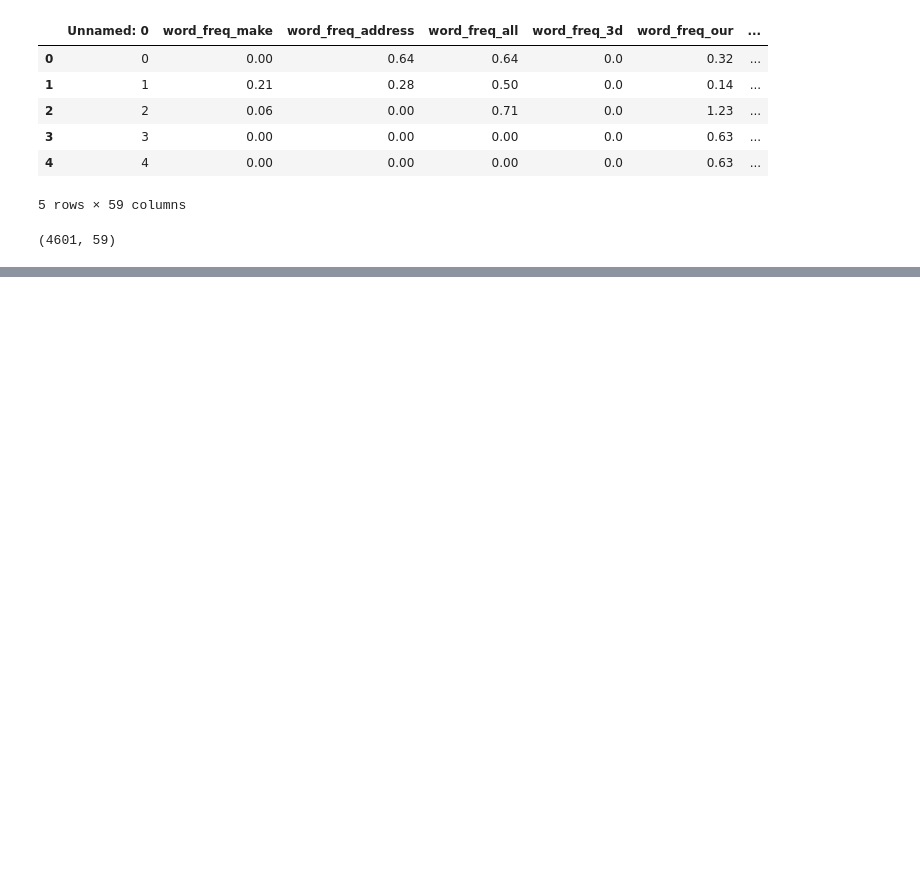
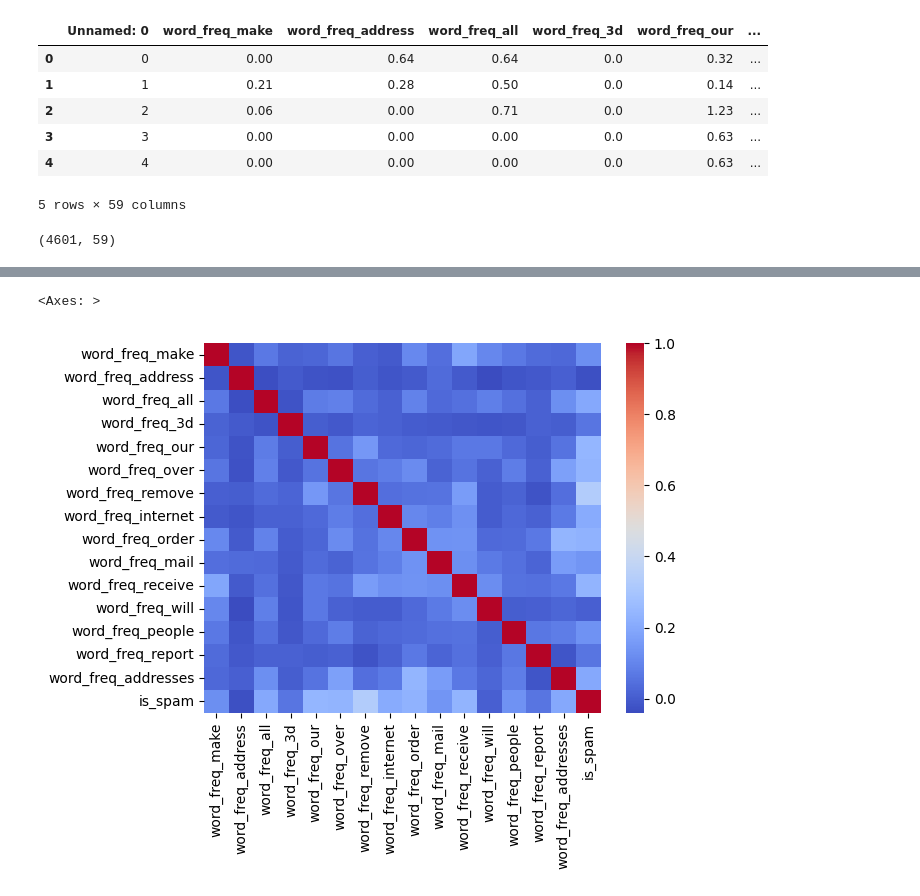
Before and after one commit to sba25360-byte/L7-Data-Exploration, a Jupyter notebook: Data_Exploration.ipynb, the cells around one changed output, grey strips where cells are left out. Drawn from its saved outputs; the diff is of its cells as text; code cells hidden in the pictures; blank space fills up the shorter version.

```diff
--- a/Data_Exploration.ipynb
+++ b/Data_Exploration.ipynb
@@ -42,0 +52,6 @@ df.shape
+# %%
+subset_cols = df.iloc[:, :15].columns.tolist() + ['is_spam']
+sns.heatmap(df[subset_cols].corr(), annot=False, cmap='coolwarm')
+# %% [output]
+<Axes: >
+[figure, added]
```
Also changed, not shown: parts of 14 cells of this notebook.
